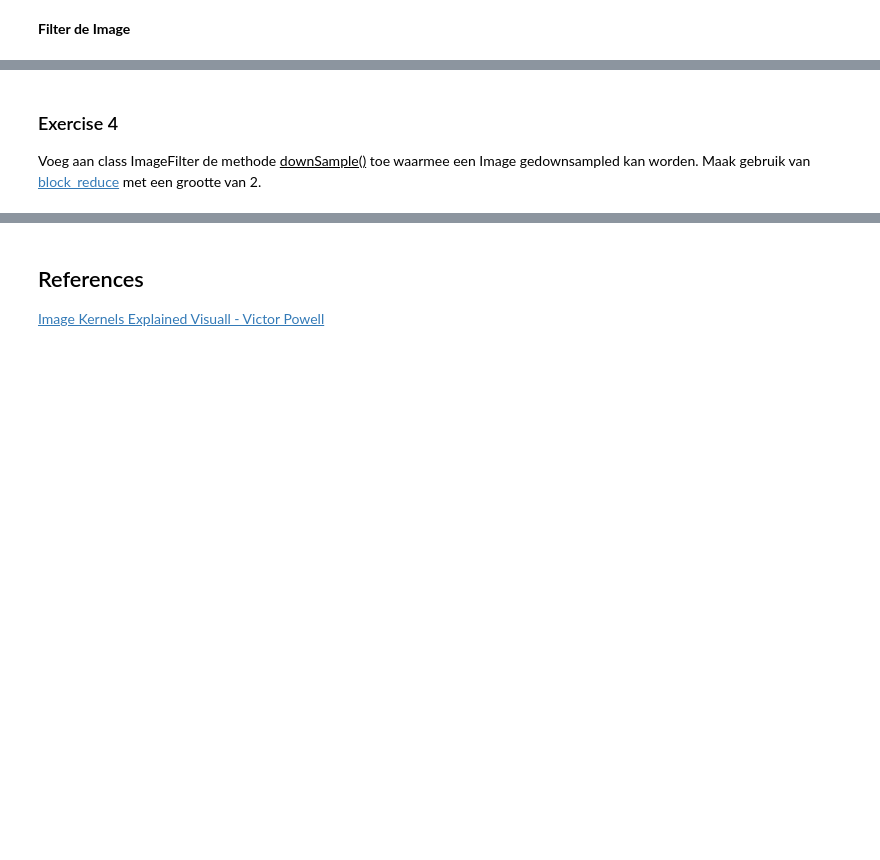
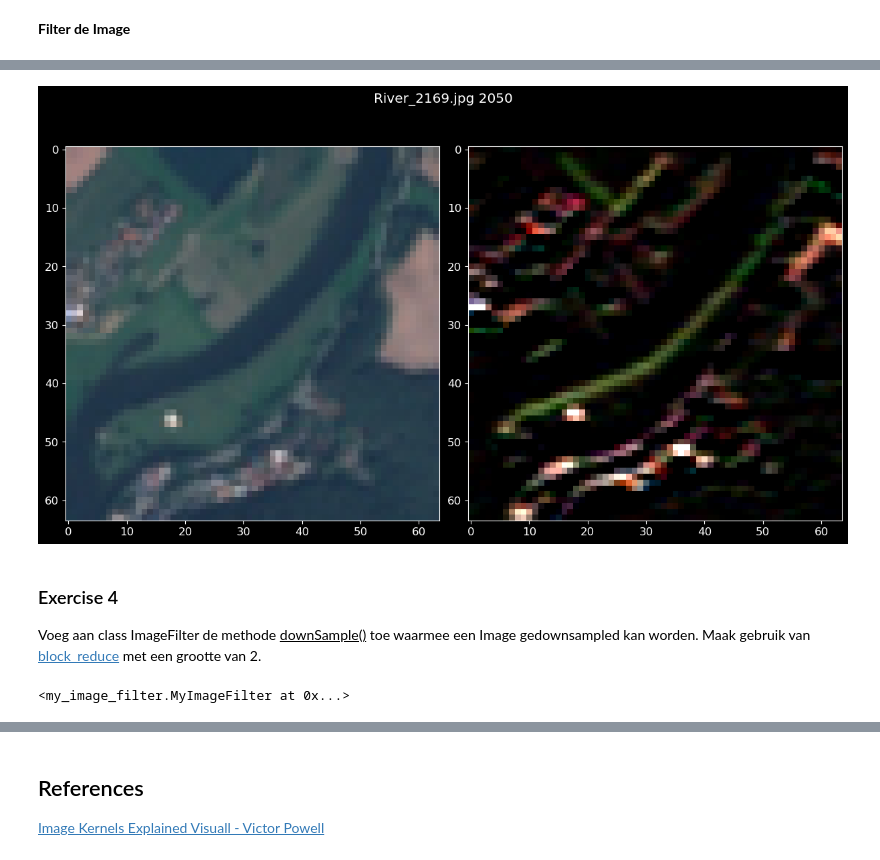
Before and after one commit to HansHR2023/MakeAIWork3, a Jupyter notebook: practica/image_procssing/numpy/numpy_opdracht2.ipynb, the cells around one changed output, grey strips where cells are left out. Saved outputs shown, nothing was run; the diff lists cells and outputs as text; code cells hidden in the pictures; blank space fills up the shorter version.

```diff
--- a/practica/image_procssing/numpy/numpy_opdracht2.ipynb
+++ b/practica/image_procssing/numpy/numpy_opdracht2.ipynb
@@ -179,2 +249,16 @@ plotImgs(imgOrg, imgFiltered)
     </ul>
 </p>
+# %%
+# Oplossing filter
+
+horEdgeFilter = ImageFilter(
+    np.array (
+        [
+            [1, 2, 1],
+            [0,  0, 0],
+            [-1, -2, -1]
+        ]
+    )
+)
+
+# 1,1,1 vervangen door 1,2,1 en ook bij onderste rij
@@ -181,3 +273,11 @@ plotImgs(imgOrg, imgFiltered)
+# %%
+randInd = random.randint(0, nrOfImages)
+imgOrg = imageTensors[randInd]
+imgFiltered = horEdgeFilter.convolve(imgOrg)
+
+plotImgs(imgOrg, imgFiltered)
+# %% [output]
+[figure, added]
 # %% [markdown]
 <h3>Exercise 4</h3>
 <p>
@@ -185,0 +292,6 @@ Voeg aan class ImageFilter de methode <u>downSample()</u> toe waarmee een Image
+# %%
+# aanroepen functie, wordt gebruikt voor max en mean pooling.
+
+MyImageFilter(isoTropicFilter)
+# %% [output]
+<my_image_filter.MyImageFilter at 0x...>
```
Also changed, not shown: parts of 27 cells of this notebook, 1 other file.
